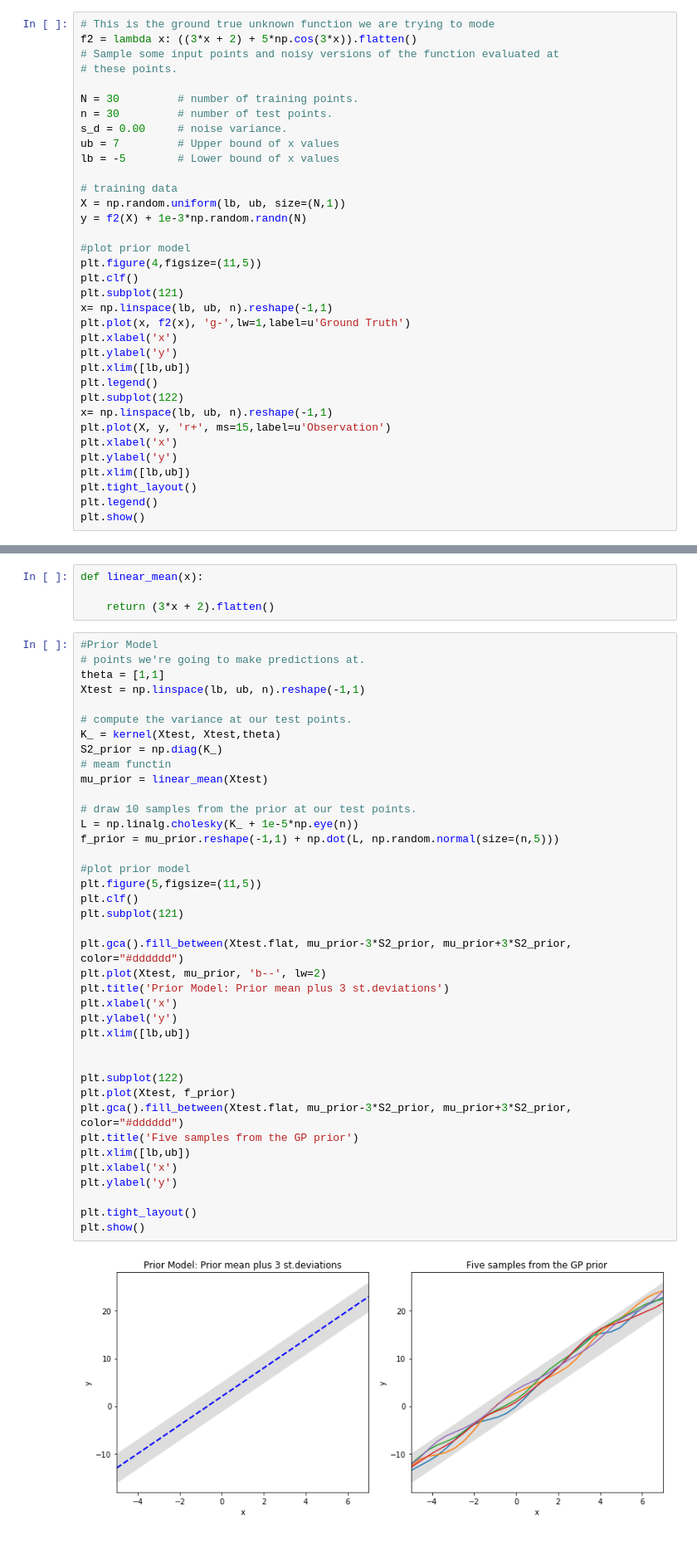
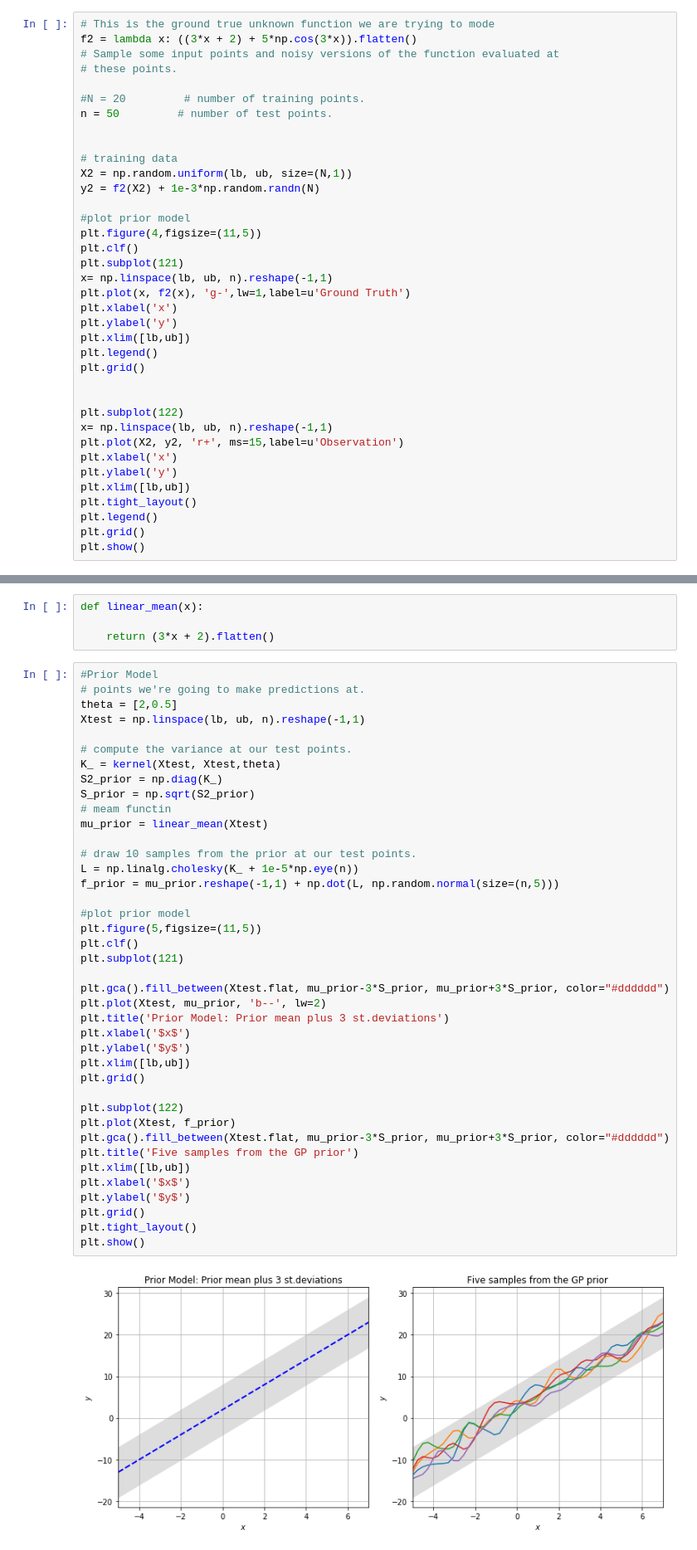
Before and after one commit to abdelaha/GP_101, a Jupyter notebook: GP_101.ipynb, the cells around one changed output, grey strips where cells are left out. Shown at 83% size. Cells and saved outputs as stored; diff of their text form.

```diff
--- a/GP_101.ipynb
+++ b/GP_101.ipynb
@@ -239,15 +241,13 @@ f2 = lambda x: ((3*x + 2) + 5*np.cos(3*x)).flatten()
 # Sample some input points and noisy versions of the function evaluated at
 # these points.
 
-N = 30         # number of training points.
-n = 30         # number of test points.
-s_d = 0.00     # noise variance.
-ub = 7         # Upper bound of x values
-lb = -5        # Lower bound of x values
+#N = 20         # number of training points.
+n = 50         # number of test points.
+
 
 # training data
-X = np.random.uniform(lb, ub, size=(N,1))
-y = f2(X) + 1e-3*np.random.randn(N)
+X2 = np.random.uniform(lb, ub, size=(N,1))
+y2 = f2(X2) + 1e-3*np.random.randn(N)
 
 #plot prior model
 plt.figure(4,figsize=(11,5))
@@ -259,13 +259,17 @@ plt.xlabel('x')
 plt.ylabel('y')
 plt.xlim([lb,ub])
 plt.legend()
+plt.grid()
+
+
 plt.subplot(122)
 x= np.linspace(lb, ub, n).reshape(-1,1)
-plt.plot(X, y, 'r+', ms=15,label=u'Observation')
+plt.plot(X2, y2, 'r+', ms=15,label=u'Observation')
 plt.xlabel('x')
 plt.ylabel('y')
 plt.xlim([lb,ub])
 plt.tight_layout()
 plt.legend()
+plt.grid()
 plt.show()
 # %% [output]
@@ -277,44 +286,45 @@ def linear_mean(x):
 # %%
 #Prior Model
 # points we're going to make predictions at.
-theta = [1,1]
+theta = [2,0.5]
 Xtest = np.linspace(lb, ub, n).reshape(-1,1)
 
 # compute the variance at our test points.
 K_ = kernel(Xtest, Xtest,theta)
 S2_prior = np.diag(K_)
+S_prior = np.sqrt(S2_prior)
 # meam functin
 mu_prior = linear_mean(Xtest)
 
 # draw 10 samples from the prior at our test points.
 L = np.linalg.cholesky(K_ + 1e-5*np.eye(n))
 f_prior = mu_prior.reshape(-1,1) + np.dot(L, np.random.normal(size=(n,5)))
 
 #plot prior model
 plt.figure(5,figsize=(11,5))
 plt.clf()
 plt.subplot(121)
 
-plt.gca().fill_between(Xtest.flat, mu_prior-3*S2_prior, mu_prior+3*S2_prior, color="#dddddd")
+plt.gca().fill_between(Xtest.flat, mu_prior-3*S_prior, mu_prior+3*S_prior, color="#dddddd")
 plt.plot(Xtest, mu_prior, 'b--', lw=2)
 plt.title('Prior Model: Prior mean plus 3 st.deviations')
-plt.xlabel('x')
-plt.ylabel('y')
+plt.xlabel('$x$')
+plt.ylabel('$y$')
 plt.xlim([lb,ub])
-
+plt.grid()
 
 plt.subplot(122)
 plt.plot(Xtest, f_prior)
-plt.gca().fill_between(Xtest.flat, mu_prior-3*S2_prior, mu_prior+3*S2_prior, color="#dddddd")
+plt.gca().fill_between(Xtest.flat, mu_prior-3*S_prior, mu_prior+3*S_prior, color="#dddddd")
 plt.title('Five samples from the GP prior')
 plt.xlim([lb,ub])
-plt.xlabel('x')
-plt.ylabel('y')
-
+plt.xlabel('$x$')
+plt.ylabel('$y$')
+plt.grid()
 plt.tight_layout()
 plt.show()
 # %% [output]
-[figure, old version]
+[figure, new version]
 # %%
 # Posterior Model
 
```
Also changed, not shown: parts of 11 cells of this notebook.
